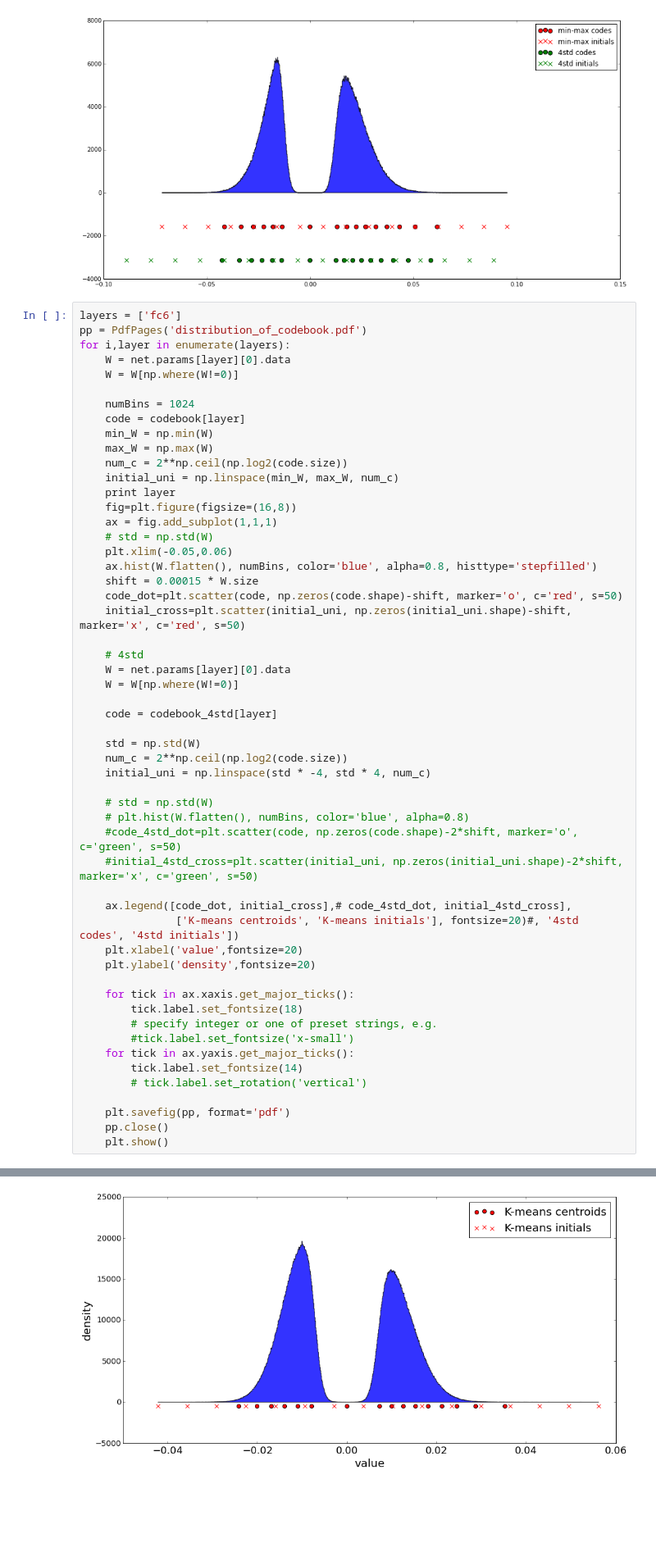
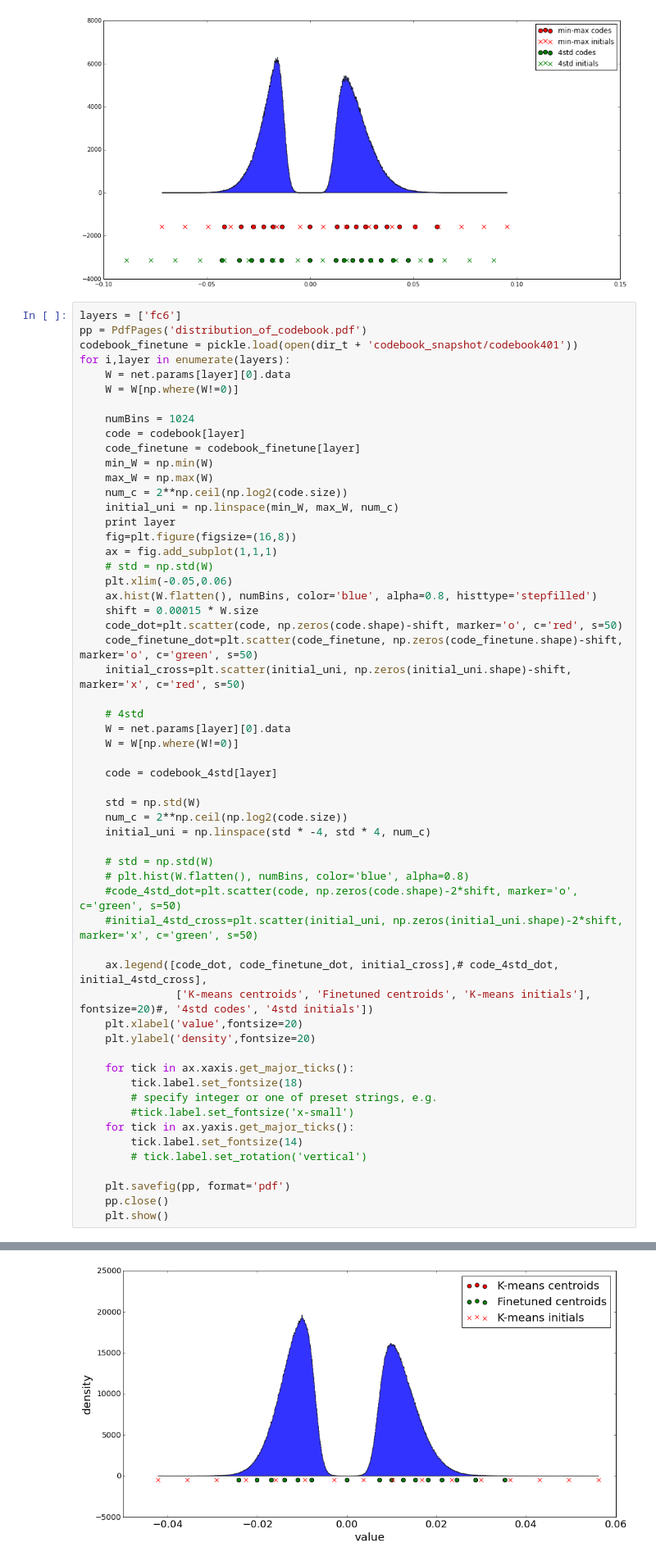
Before and after one commit to gaush123/NeuralCompression, a Jupyter notebook: 1_scripts/visulize/plot_distribution_of_codebook_alexnet.ipynb, the cells around one changed output, grey strips where cells are left out. Shown: that part at 82% size. Cells and saved outputs as stored; diff of their text form; blank space fills up the shorter version.

```diff
--- a/1_scripts/visulize/plot_distribution_of_codebook_alexnet.ipynb
+++ b/1_scripts/visulize/plot_distribution_of_codebook_alexnet.ipynb
@@ -118,12 +124,14 @@ fc8
 # %%
 layers = ['fc6']
 pp = PdfPages('distribution_of_codebook.pdf')
+codebook_finetune = pickle.load(open(dir_t + 'codebook_snapshot/codebook401'))
 for i,layer in enumerate(layers):
     W = net.params[layer][0].data
     W = W[np.where(W!=0)]
 
     numBins = 1024
     code = codebook[layer]
+    code_finetune = codebook_finetune[layer]
     min_W = np.min(W)
     max_W = np.max(W)
     num_c = 2**np.ceil(np.log2(code.size))
@@ -136,39 +144,40 @@ for i,layer in enumerate(layers):
     ax.hist(W.flatten(), numBins, color='blue', alpha=0.8, histtype='stepfilled')
     shift = 0.00015 * W.size
     code_dot=plt.scatter(code, np.zeros(code.shape)-shift, marker='o', c='red', s=50)
+    code_finetune_dot=plt.scatter(code_finetune, np.zeros(code_finetune.shape)-shift, marker='o', c='green', s=50)
     initial_cross=plt.scatter(initial_uni, np.zeros(initial_uni.shape)-shift, marker='x', c='red', s=50)
 
     # 4std
     W = net.params[layer][0].data
     W = W[np.where(W!=0)]
 
     code = codebook_4std[layer]
 
     std = np.std(W)
     num_c = 2**np.ceil(np.log2(code.size))
     initial_uni = np.linspace(std * -4, std * 4, num_c)
 
     # std = np.std(W)
     # plt.hist(W.flatten(), numBins, color='blue', alpha=0.8)
     #code_4std_dot=plt.scatter(code, np.zeros(code.shape)-2*shift, marker='o', c='green', s=50)
     #initial_4std_cross=plt.scatter(initial_uni, np.zeros(initial_uni.shape)-2*shift, marker='x', c='green', s=50)
 
-    ax.legend([code_dot, initial_cross],# code_4std_dot, initial_4std_cross],
-               ['K-means centroids', 'K-means initials'], fontsize=20)#, '4std codes', '4std initials'])
+    ax.legend([code_dot, code_finetune_dot, initial_cross],# code_4std_dot, initial_4std_cross],
+               ['K-means centroids', 'Finetuned centroids', 'K-means initials'], fontsize=20)#, '4std codes', '4std initials'])
     plt.xlabel('value',fontsize=20)
     plt.ylabel('density',fontsize=20)
 
     for tick in ax.xaxis.get_major_ticks():
         tick.label.set_fontsize(18)
         # specify integer or one of preset strings, e.g.
         #tick.label.set_fontsize('x-small')
     for tick in ax.yaxis.get_major_ticks():
         tick.label.set_fontsize(14)
         # tick.label.set_rotation('vertical')
 
     plt.savefig(pp, format='pdf')
     pp.close()
     plt.show()
 # %% [output]
 fc6
-[figure, old version]
+[figure, new version]
```
Also changed, not shown: parts of 8 cells of this notebook, 7 other files.
